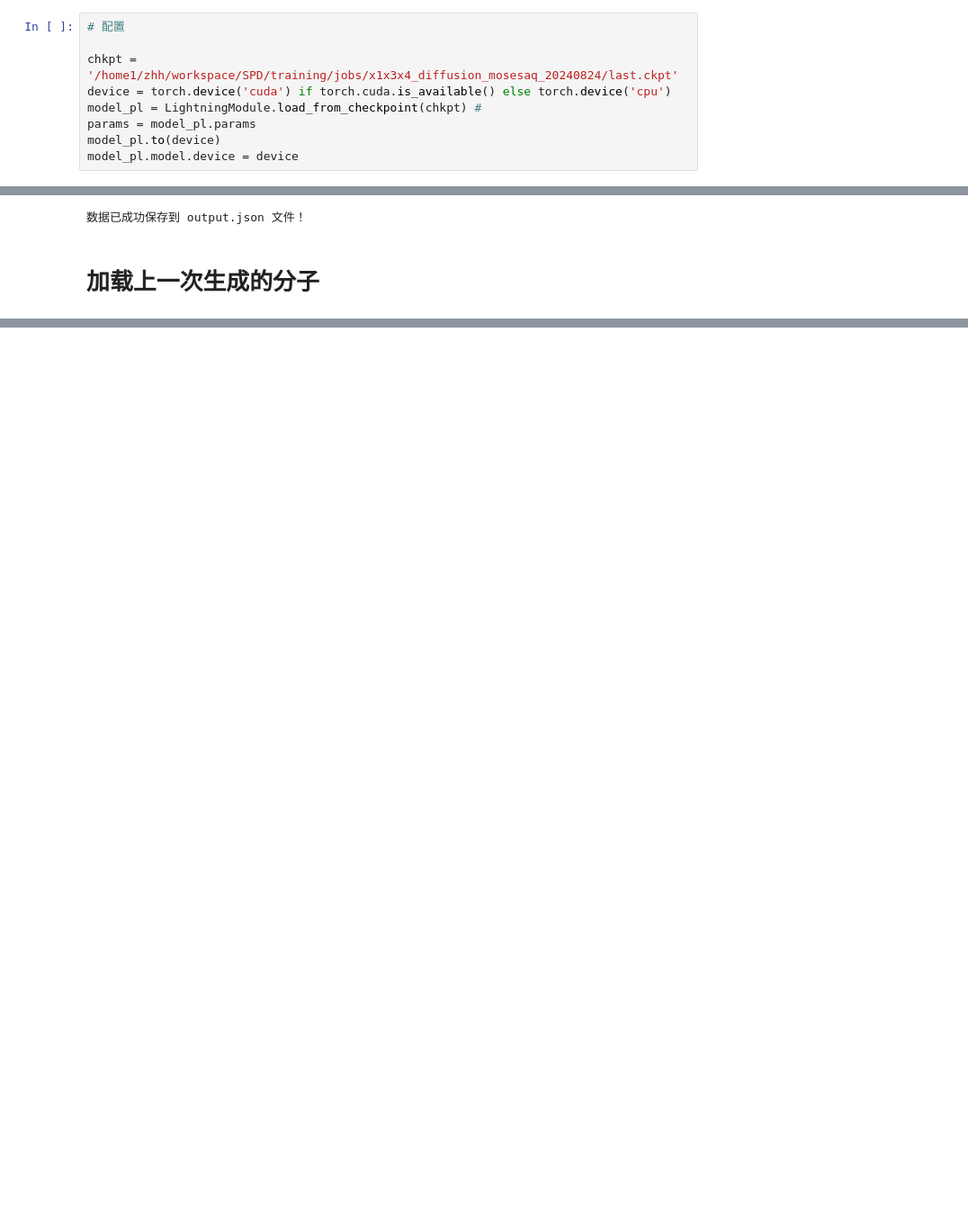
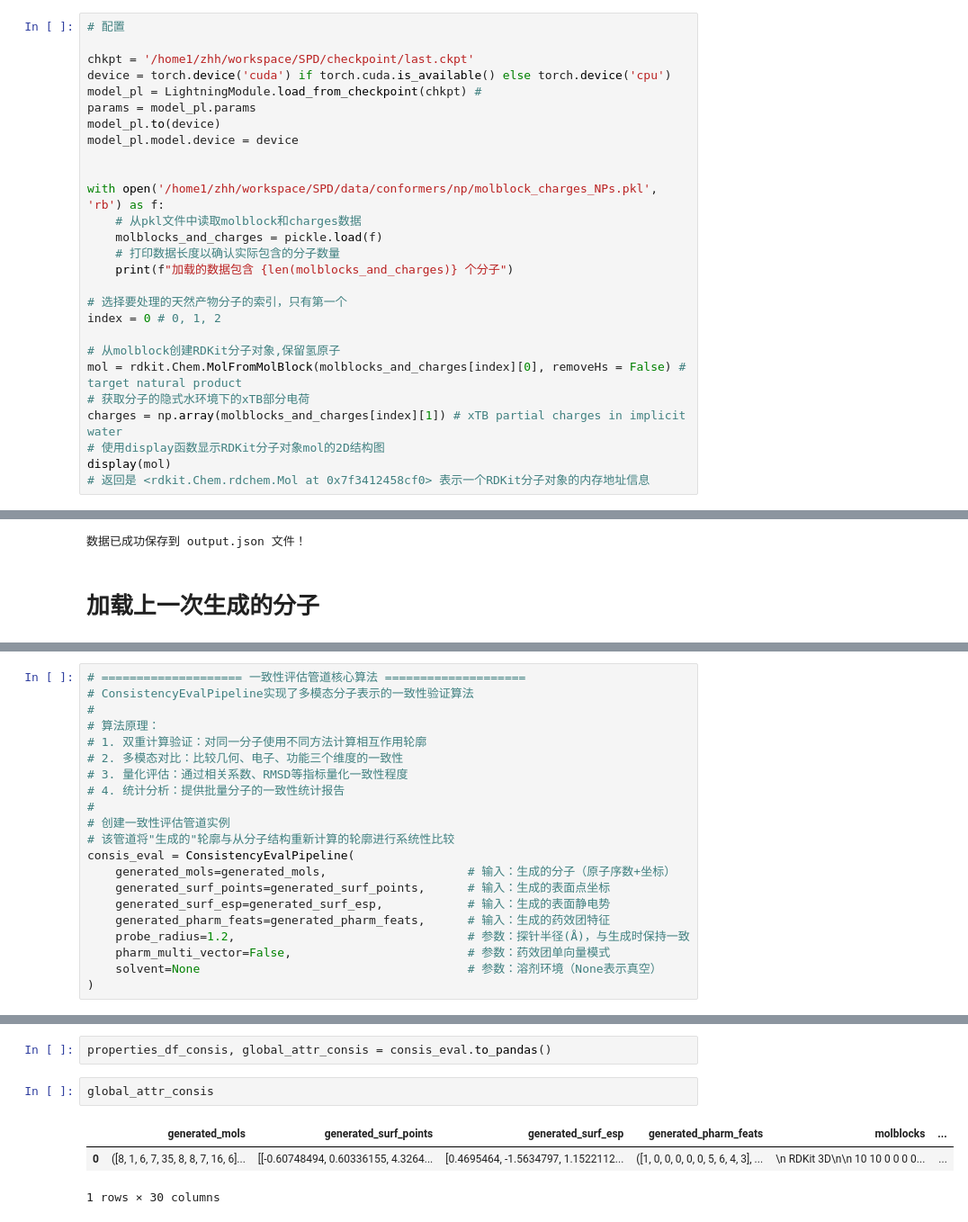
Before and after one commit to gamefreshman/SPD, a Jupyter notebook: evaluation/core/main.ipynb, the cells around one changed output, grey strips where cells are left out. Shown at 90% size. Cells and saved outputs as stored; diff of their text form; blank space fills up the shorter version.

```diff
--- a/evaluation/core/main.ipynb
+++ b/evaluation/core/main.ipynb
@@ -53,9 +57,27 @@ Jupyter environment detected. Enabling Open3D WebVisualizer.
 # %%
 # 配置
 
-chkpt = '/home1/zhh/workspace/SPD/training/jobs/x1x3x4_diffusion_mosesaq_20240824/last.ckpt'
+chkpt = '/home1/zhh/workspace/SPD/checkpoint/last.ckpt'
 device = torch.device('cuda') if torch.cuda.is_available() else torch.device('cpu')
 model_pl = LightningModule.load_from_checkpoint(chkpt) #
 params = model_pl.params
 model_pl.to(device)
 model_pl.model.device = device
+
+
+with open('/home1/zhh/workspace/SPD/data/conformers/np/molblock_charges_NPs.pkl', 'rb') as f:
+    # 从pkl文件中读取molblock和charges数据
+    molblocks_and_charges = pickle.load(f)
+    # 打印数据长度以确认实际包含的分子数量
+    print(f"加载的数据包含 {len(molblocks_and_charges)} 个分子")
+
+# 选择要处理的天然产物分子的索引，只有第一个
+index = 0 # 0, 1, 2
+
+# 从molblock创建RDKit分子对象,保留氢原子
+mol = rdkit.Chem.MolFromMolBlock(molblocks_and_charges[index][0], removeHs = False) # target natural product
+# 获取分子的隐式水环境下的xTB部分电荷
+charges = np.array(molblocks_and_charges[index][1]) # xTB partial charges in implicit water
+# 使用display函数显示RDKit分子对象mol的2D结构图
+display(mol)
+# 返回是 <rdkit.Chem.rdchem.Mol at 0x7f3412458cf0> 表示一个RDKit分子对象的内存地址信息
@@ -780,0 +725,21 @@ properties_df, global_attr = uncond_pipe.to_pandas()
+# %%
+# ==================== 一致性评估管道核心算法 ====================
+# ConsistencyEvalPipeline实现了多模态分子表示的一致性验证算法
+#
+# 算法原理：
+# 1. 双重计算验证：对同一分子使用不同方法计算相互作用轮廓
+# 2. 多模态对比：比较几何、电子、功能三个维度的一致性
+# 3. 量化评估：通过相关系数、RMSD等指标量化一致性程度
+# 4. 统计分析：提供批量分子的一致性统计报告
+#
+# 创建一致性评估管道实例
+# 该管道将"生成的"轮廓与从分子结构重新计算的轮廓进行系统性比较
+consis_eval = ConsistencyEvalPipeline(
+    generated_mols=generated_mols,                    # 输入：生成的分子（原子序数+坐标）
+    generated_surf_points=generated_surf_points,      # 输入：生成的表面点坐标
+    generated_surf_esp=generated_surf_esp,            # 输入：生成的表面静电势
+    generated_pharm_feats=generated_pharm_feats,      # 输入：生成的药效团特征
+    probe_radius=1.2,                                 # 参数：探针半径(Å)，与生成时保持一致
+    pharm_multi_vector=False,                         # 参数：药效团单向量模式
+    solvent=None                                      # 参数：溶剂环境（None表示真空）
+)
@@ -780,0 +765,8 @@ properties_df, global_attr = uncond_pipe.to_pandas()
+# %%
+properties_df_consis, global_attr_consis = consis_eval.to_pandas()
+# %%
+global_attr_consis
+# %% [output]
+|  | generated_mols | generated_surf_points | generated_surf_esp | generated_pharm_feats | molblocks | ... |
+| 0 | ([8, 1, 6, 7, 35, 8, 8, 7, 16, 6]... | [[-0.60748494, 0.60336155, 4.3264... | [0.4695464, -1.5634797, 1.1522112... | ([1, 0, 0, 0, 0, 0, 5, 6, 4, 3], ... | \n RDKit 3D\n\n 10 10 0 0 0 0... | ... |
+1 rows × 30 columns
```
Also changed, not shown: parts of 43 cells of this notebook, 4 other files.
